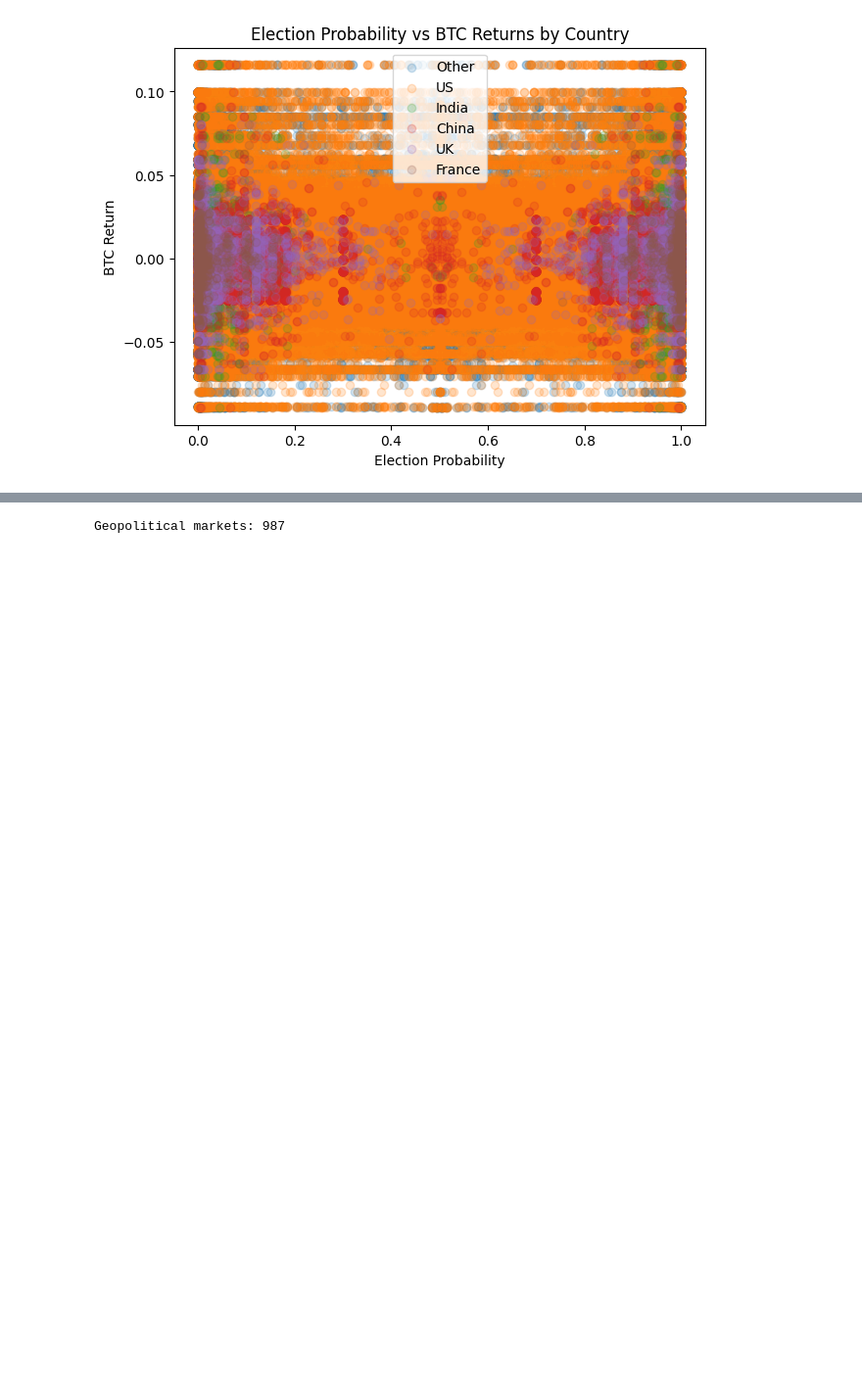
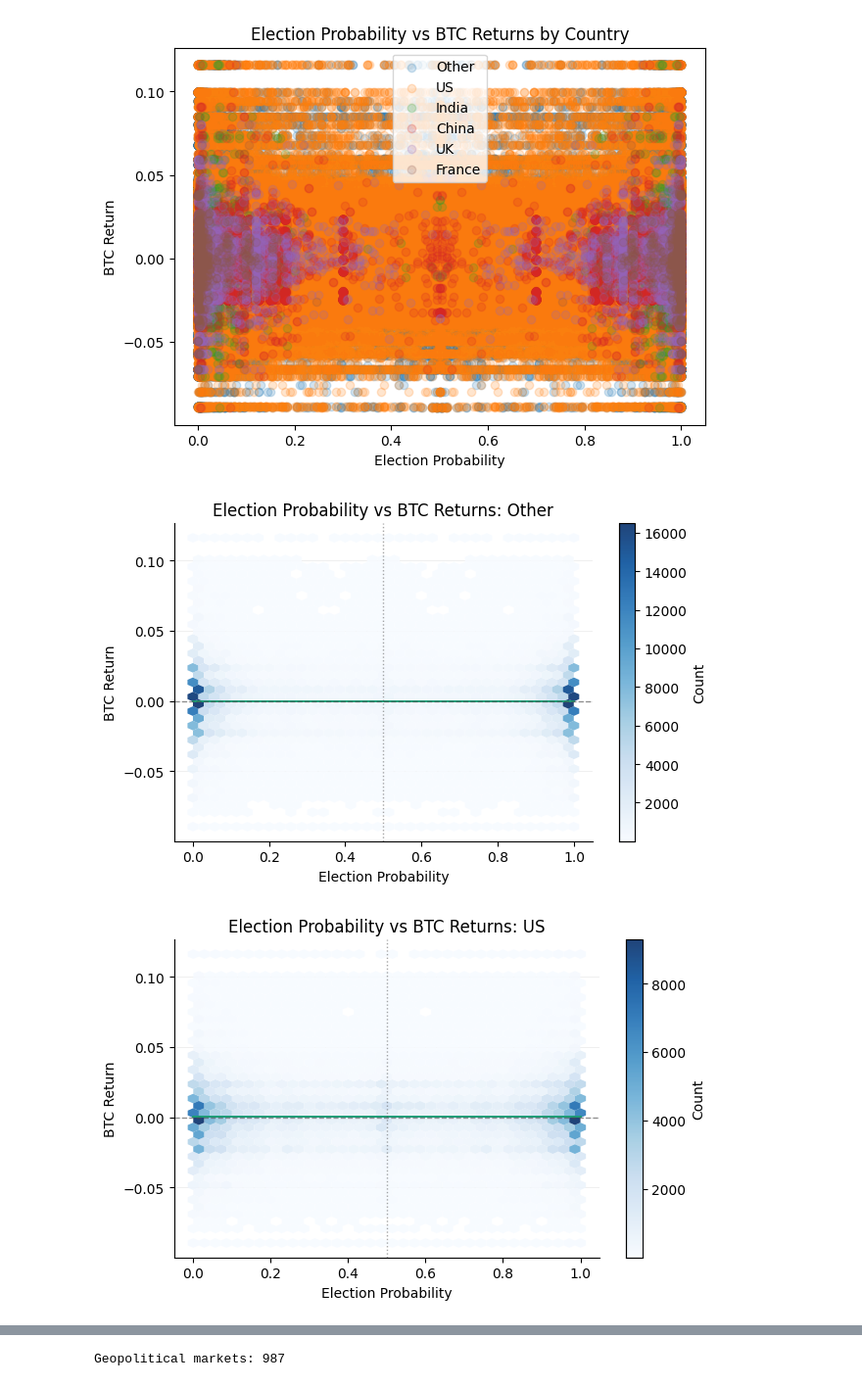
Before and after one commit to migathicharian/lse-bitcoin-analytics-capstone-template, a Jupyter notebook: eda/eda_classification_country.ipynb, the cells around one changed output, grey strips where cells are left out. Shown at 98% size. Drawn from its saved outputs; the diff is of its cells as text; code cells hidden in the pictures; blank space fills up the shorter version.

```diff
--- a/eda/eda_classification_country.ipynb
+++ b/eda/eda_classification_country.ipynb
@@ -546,3 +664,53 @@ plt.title("Election Probability vs BTC Returns by Country")
 plt.show()
 # %% [output]
 [figure]
+# %%
+# Density-style: hexbin + regression line
+countries = election_odds['country'].dropna().unique()
+
+for country in countries:
+    subset = election_odds[election_odds['country'] == country].dropna(subset=['price', 'log_return'])
+    if subset.empty:
+        continue
+
+    fig, ax = plt.subplots(figsize=(6.5, 4.2))
+
+    hb = ax.hexbin(
+        subset['price'],
+        subset['log_return'],
+        gridsize=35,
+        cmap='Blues',
+        mincnt=1,
+        linewidths=0,
+        alpha=0.9
+    )
+
+    # Optional regression line (thin)
+    sns.regplot(
+        data=subset,
+        x='price',
+        y='log_return',
+        scatter=False,
+        line_kws={'color': '#1B9E77', 'lw': 1.4},
+        ax=ax
+    )
+
+    ax.axhline(0, color='#4D4D4D', lw=1, ls='--', alpha=0.6)
+    ax.axvline(0.5, color='#4D4D4D', lw=1, ls=':', alpha=0.5)
+
+    ax.set_title(f"Election Probability vs BTC Returns: {country}", fontsize=12)
+    ax.set_xlabel("Election Probability")
+    ax.set_ylabel("BTC Return")
+
+    cb = fig.colorbar(hb, ax=ax)
+    cb.set_label("Count")
+
+    ax.grid(axis='y', color='#D9D9D9', lw=0.6, alpha=0.5)
+    ax.set_axisbelow(True)
+
+    sns.despine()
+    plt.tight_layout()
+    plt.show()
+# %% [output]
+[figure, added]
+[figure, added]
```
Also changed, not shown: parts of 18 cells of this notebook.
